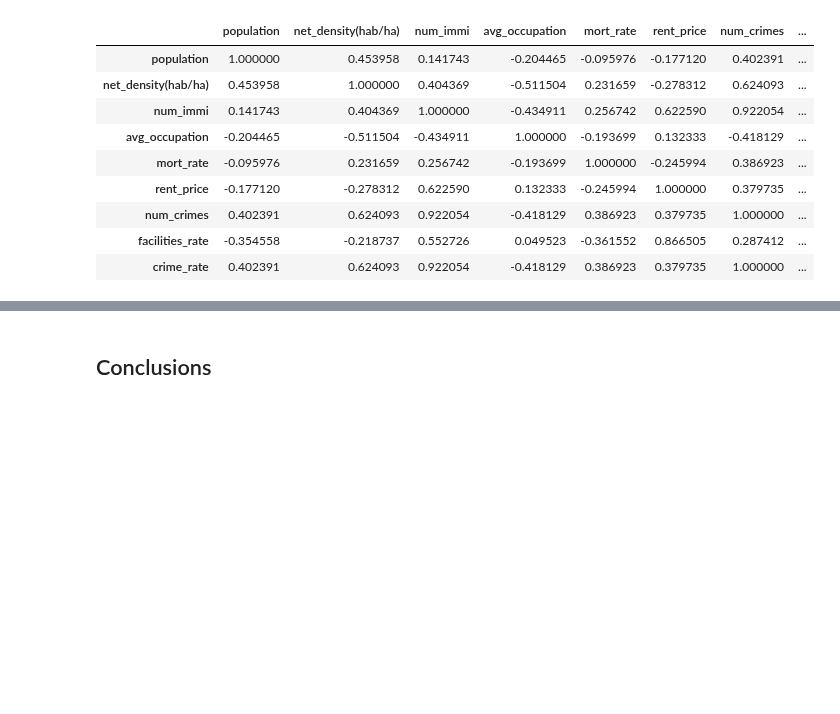
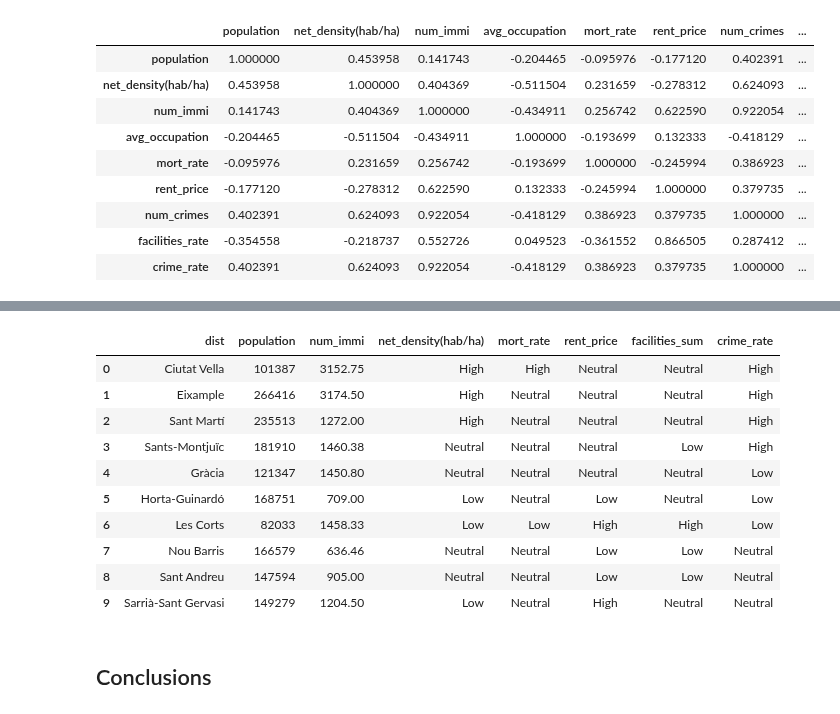
Before and after one commit to ta-data-bcn/Project-Week-2-Barcelona, a Jupyter notebook: your-project/Analysis-Mireia.ipynb, the cells around one changed output, grey strips where cells are left out. Drawn from its saved outputs; the diff is of its cells as text; code cells hidden in the pictures; blank space fills up the shorter version.

```diff
--- a/your-project/Analysis-Mireia.ipynb
+++ b/your-project/Analysis-Mireia.ipynb
@@ -456,0 +556,29 @@ Dist3.corr()
+# %%
+#eliminate avg_occupation since it is not needed
+
+Population=Population.drop(['avg_occupation'],axis=1)
+# %%
+Population=Population[['dist', 'population','num_immi','net_density(hab/ha)', 'mort_rate',
+       'rent_price', 'facilities_sum', 'crime_rate']]
+# %%
+#sort by crime_rate
+
+Population=Population.sort_values("crime_rate",ascending=True)
+# %%
+#reset index
+
+Population.reset_index(inplace=True,drop=True)
+# %%
+Population
+# %% [output]
+|  | dist | population | num_immi | net_density(hab/ha) | mort_rate | rent_price | facilities_sum | crime_rate |
+| 0 | Ciutat Vella | 101387 | 3152.75 | High | High | Neutral | Neutral | High |
+| 1 | Eixample | 266416 | 3174.50 | High | Neutral | Neutral | Neutral | High |
+| 2 | Sant Martí | 235513 | 1272.00 | High | Neutral | Neutral | Neutral | High |
+| 3 | Sants-Montjuïc | 181910 | 1460.38 | Neutral | Neutral | Neutral | Low | High |
+| 4 | Gràcia | 121347 | 1450.80 | Neutral | Neutral | Neutral | Neutral | Low |
+| 5 | Horta-Guinardó | 168751 | 709.00 | Low | Neutral | Low | Neutral | Low |
+| 6 | Les Corts | 82033 | 1458.33 | Low | Low | High | High | Low |
+| 7 | Nou Barris | 166579 | 636.46 | Neutral | Neutral | Low | Low | Neutral |
+| 8 | Sant Andreu | 147594 | 905.00 | Neutral | Neutral | Low | Low | Neutral |
+| 9 | Sarrià-Sant Gervasi | 149279 | 1204.50 | Low | Neutral | High | Neutral | Neutral |
```
Also changed, not shown: parts of 17 cells of this notebook, 2 other files.
